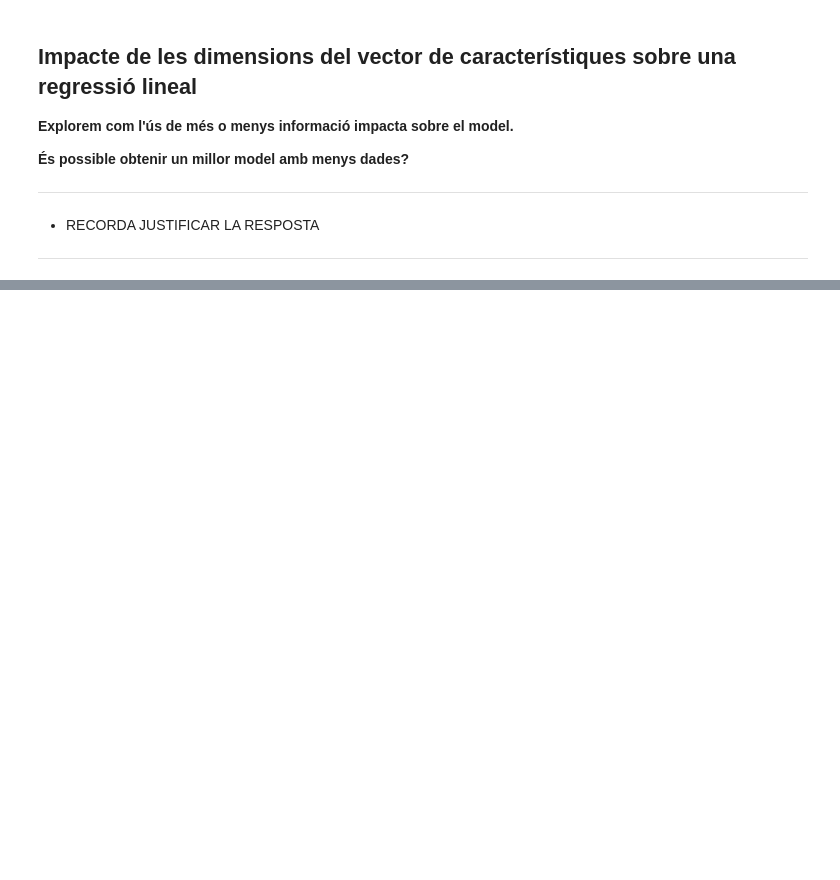
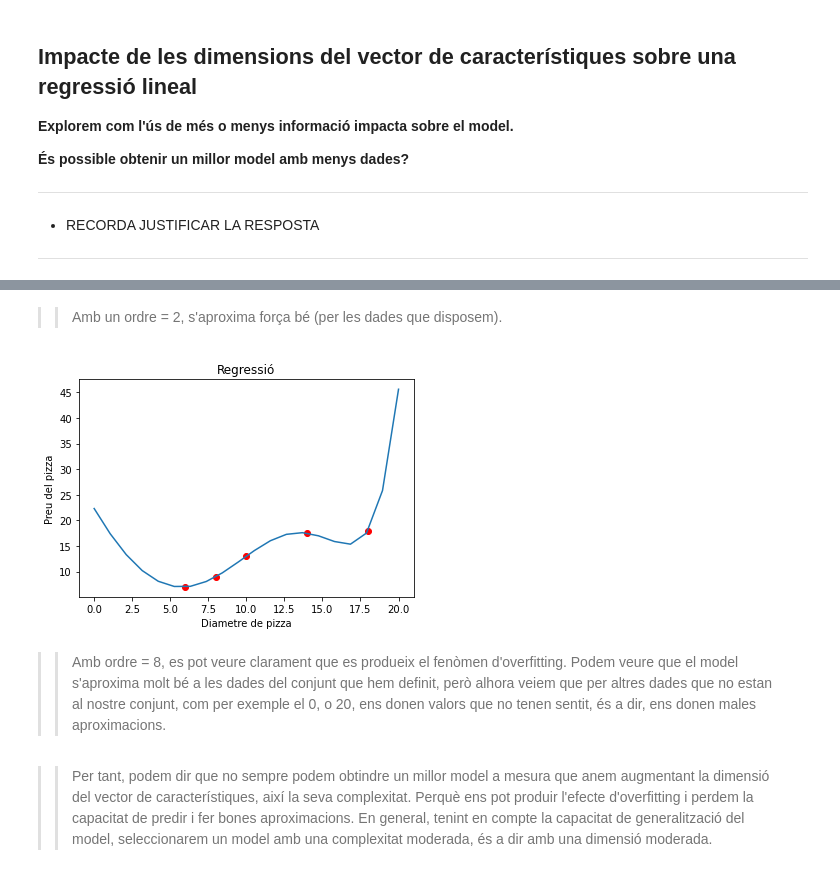
Before and after one commit to junjielyu13/Junior-Fall-Missions, a Jupyter notebook: TallerNousUsos/Practica/TNUI_P3/P2_LinearRegression-Student.ipynb, the cells around one changed output, grey strips where cells are left out. Cells and saved outputs as stored; diff of their text form; code cells hidden in the pictures; blank space fills up the shorter version.

```diff
--- a/TallerNousUsos/Practica/TNUI_P3/P2_LinearRegression-Student.ipynb
+++ b/TallerNousUsos/Practica/TNUI_P3/P2_LinearRegression-Student.ipynb
@@ -664,0 +952,22 @@ print('Mean error: {:.2f}'.format(np.mean(np.abs(Y_test - y_pred))))
+# %% [markdown]
+>> Amb un ordre = 2, s'aproxima força bé (per les dades que disposem).
+# %%
+order = 8
+
+x = np.linspace(0,20,20)
+f = np.polyfit(x_train,y_train,order)
+p = np.poly1d(f)
+
+plt.xlabel('Diametre de pizza')
+plt.ylabel('Preu del pizza')
+plt.title('Regressió')
+plt.plot(x_train,y_train,'ro',x,p(x),'-')
+plt.show()
+# %% [output]
+[figure, added]
+# %% [markdown]
+>> Amb ordre = 8, es pot veure clarament que es produeix el fenòmen d'overfitting. Podem veure que el model s'aproxima molt bé a les dades del conjunt que hem definit, però alhora veiem que per altres dades que no estan al nostre conjunt, com per exemple el 0, o 20, ens donen valors que no tenen sentit, és a dir, ens donen males aproximacions.
+# %% [markdown]
+
+
+>> Per tant, podem dir que no sempre podem obtindre un millor model a mesura que anem augmentant la dimensió del vector de característiques, així la seva complexitat. Perquè ens pot produir l'efecte d'overfitting i perdem la capacitat de predir i fer bones aproximacions. En general, tenint en compte la capacitat de generalització del model, seleccionarem un model amb una complexitat moderada, és a dir amb una dimensió moderada.
```
Also changed, not shown: parts of 32 cells of this notebook, 5 other files.
